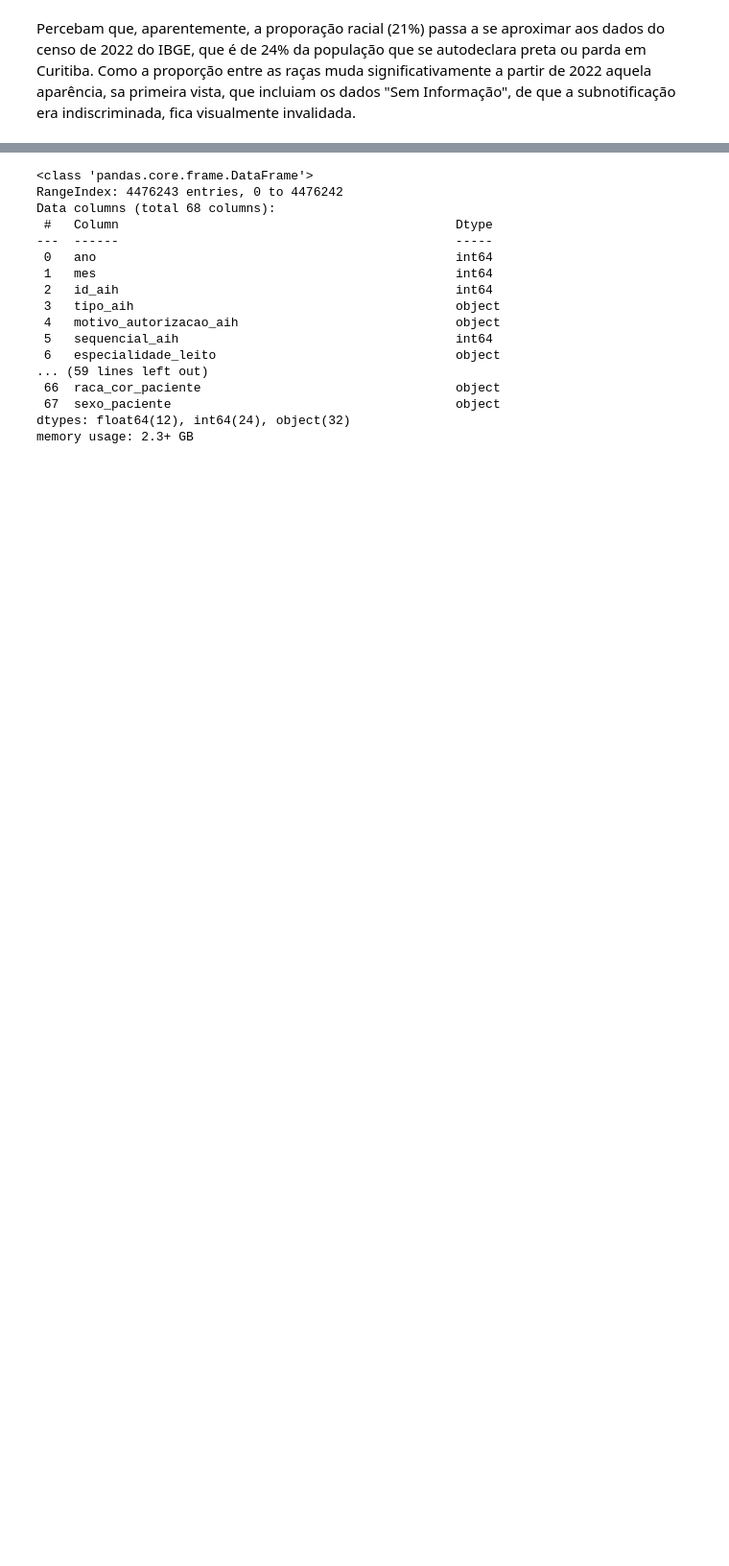
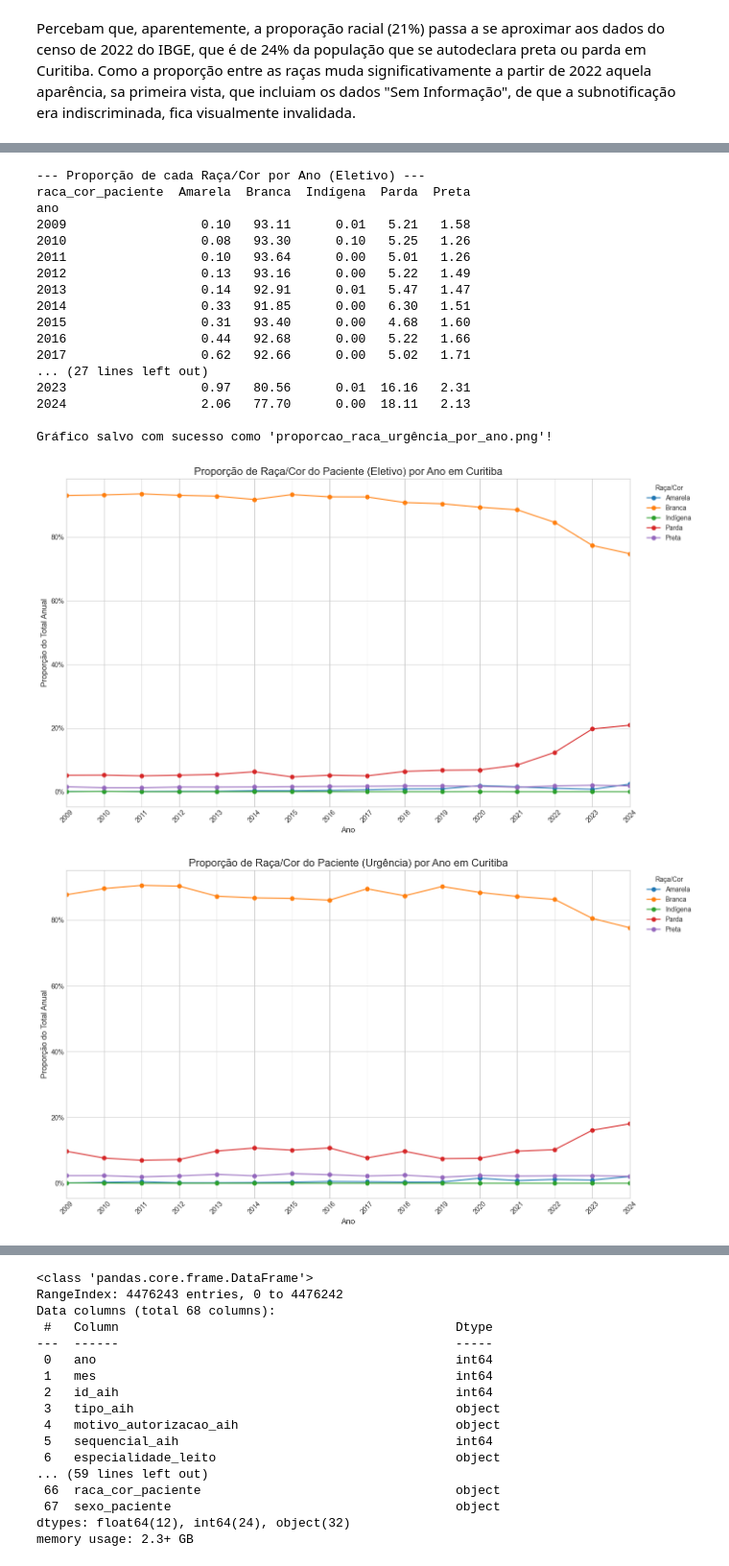
Before and after one commit to Lucasmsorretino/visuDados-storyTelling, a Jupyter notebook: trablho.ipynb, the cells around one changed output, grey strips where cells are left out. Shown at 96% size. Saved outputs shown, nothing was run; the diff lists cells and outputs as text; code cells hidden in the pictures; blank space fills up the shorter version.

```diff
--- a/trablho.ipynb
+++ b/trablho.ipynb
@@ -272,0 +282,50 @@ Percebam que, aparentemente, a proporação racial (21%) passa a se aproximar ao
+# %%
+
+# Remove linhas sem ano ou raça
+df_filtrado = df_filtrado.dropna(subset=['carater_internacao'])
+
+for tipo in ['Eletivo', 'Urgência']:
+    df_tipo = df_filtrado[df_filtrado['carater_internacao'] == tipo]
+    contagens = pd.crosstab(df_tipo['ano'], df_tipo['raca_cor_paciente'])
+    proporcoes = contagens.div(contagens.sum(axis=1), axis=0)
+
+    print(f"\n--- Proporção de cada Raça/Cor por Ano ({tipo}) ---")
+    print((proporcoes * 100).round(2))
+
+    plt.style.use('seaborn-v0_8-whitegrid')
+    fig, ax = plt.subplots(figsize=(14, 8))
+    proporcoes.plot(kind='line', marker='o', ax=ax)
+    ax.set_title(f'Proporção de Raça/Cor do Paciente ({tipo}) por Ano em Curitiba', fontsize=16)
+    ax.set_xlabel('Ano', fontsize=12)
+    ax.set_ylabel('Proporção do Total Anual', fontsize=12)
+    ax.yaxis.set_major_formatter(mticker.PercentFormatter(xmax=1.0))
+    ax.set_xticks(proporcoes.index)
+    plt.xticks(rotation=45)
+    ano_inicio = proporcoes.index.min()
+    ano_fim = proporcoes.index.max()
+    ax.set_xlim(ano_inicio, ano_fim)
+    ax.legend(title='Raça/Cor', bbox_to_anchor=(1.02, 1), loc='upper left')
+    plt.tight_layout()
+    caminho_saida_grafico = f'proporcao_raca_{tipo.lower()}_por_ano.png'
+    plt.savefig(caminho_saida_grafico)
+    print(f"\nGráfico salvo com sucesso como '{caminho_saida_grafico}'!")
+# %% [output]
+--- Proporção de cada Raça/Cor por Ano (Eletivo) ---
+raca_cor_paciente  Amarela  Branca  Indígena  Parda  Preta
+ano
+2009                  0.10   93.11      0.01   5.21   1.58
+2010                  0.08   93.30      0.10   5.25   1.26
+2011                  0.10   93.64      0.00   5.01   1.26
+2012                  0.13   93.16      0.00   5.22   1.49
+2013                  0.14   92.91      0.01   5.47   1.47
+2014                  0.33   91.85      0.00   6.30   1.51
+2015                  0.31   93.40      0.00   4.68   1.60
+2016                  0.44   92.68      0.00   5.22   1.66
+2017                  0.62   92.66      0.00   5.02   1.71
+... (27 lines left out)
+2023                  0.97   80.56      0.01  16.16   2.31
+2024                  2.06   77.70      0.00  18.11   2.13
+
+Gráfico salvo com sucesso como 'proporcao_raca_urgência_por_ano.png'!
+[figure, added]
+[figure, added]
```
Also changed, not shown: parts of 12 cells of this notebook.
